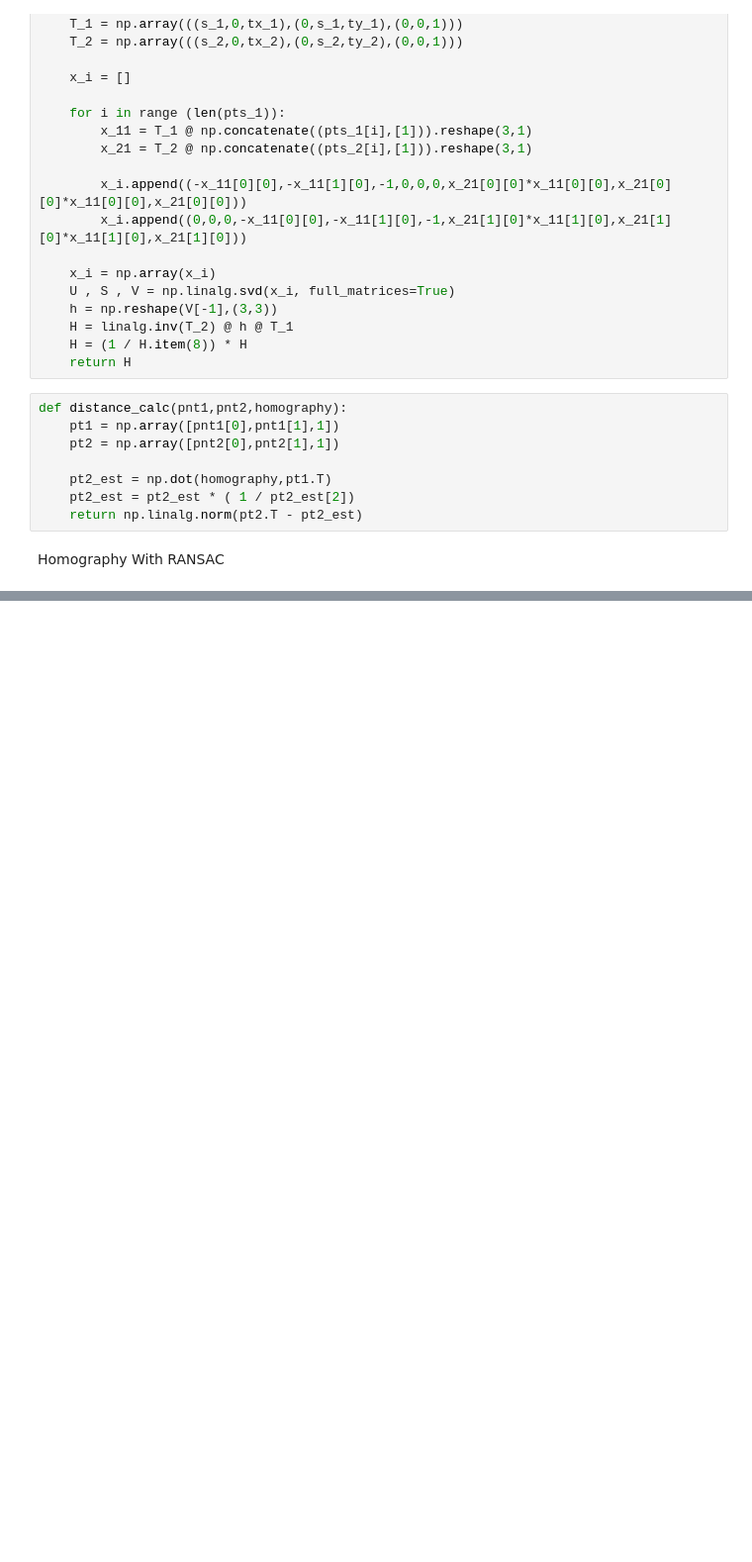
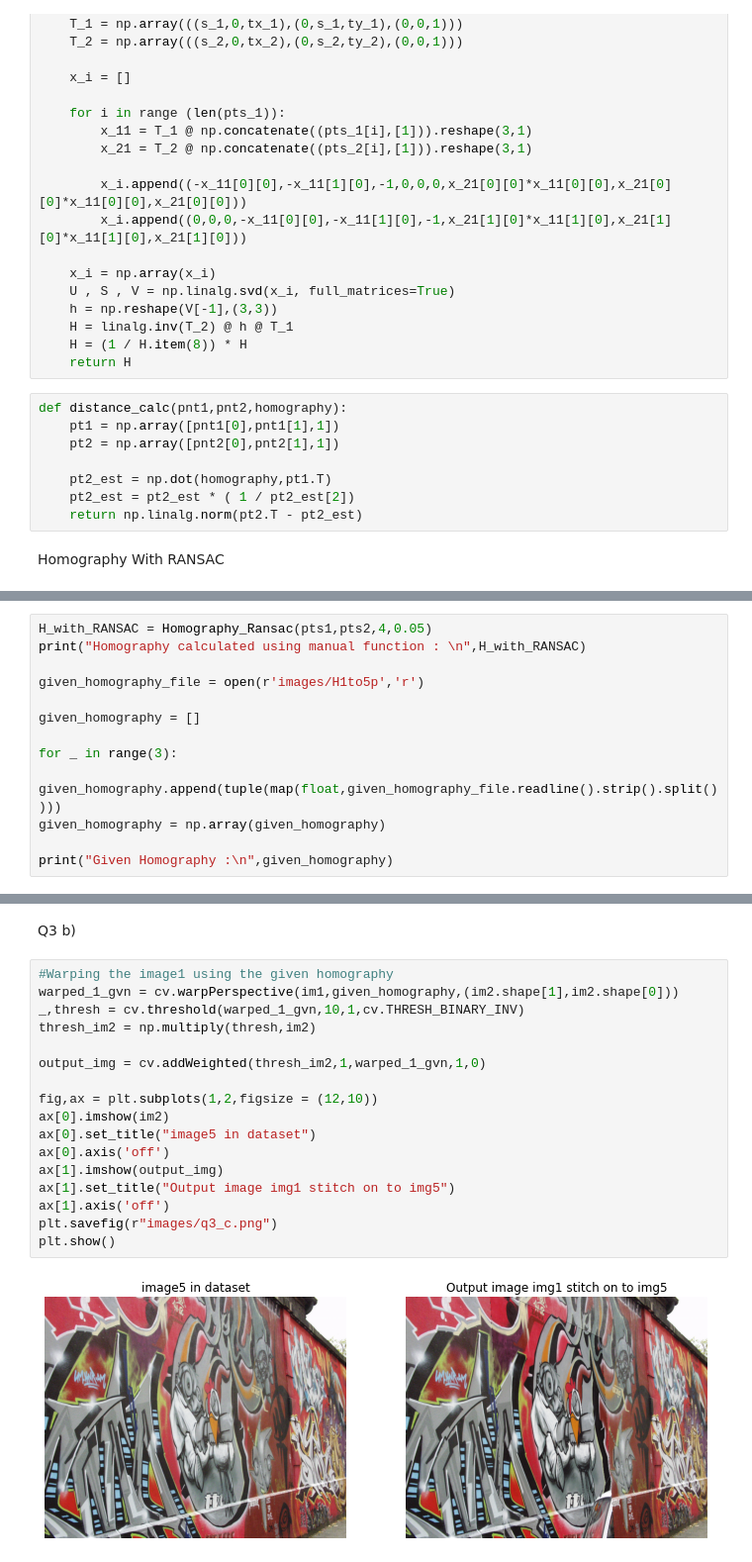
Before and after one commit to Nisitha529/EN2550_ImageProcessingAndMachineVision, a Jupyter notebook: Assignment2/assignment2_592.ipynb, the cells around one changed output, grey strips where cells are left out. Shown at 99% size. Cells and saved outputs as stored; diff of their text form; blank space fills up the shorter version.

```diff
--- a/Assignment2/assignment2_592.ipynb
+++ b/Assignment2/assignment2_592.ipynb
@@ -219,3 +218,16 @@ print(H_with_RANSAC)
 [[ 7.63782010e+00 -7.63782010e+00  2.99063170e+02]
  [ 7.63089424e+00 -7.63089424e+00  2.98791984e+02]
  [ 2.55391531e-02 -2.55391531e-02  1.00000000e+00]]
+# %%
+H_with_RANSAC = Homography_Ransac(pts1,pts2,4,0.05)
+print("Homography calculated using manual function : \n",H_with_RANSAC)
+
+given_homography_file = open(r'images/H1to5p','r')
+
+given_homography = []
+
+for _ in range(3):
+    given_homography.append(tuple(map(float,given_homography_file.readline().strip().split())))
+given_homography = np.array(given_homography)
+
+print("Given Homography :\n",given_homography)
@@ -221,0 +243,21 @@ print(H_with_RANSAC)
+# %% [markdown]
+Q3 b)
+# %%
+#Warping the image1 using the given homography
+warped_1_gvn = cv.warpPerspective(im1,given_homography,(im2.shape[1],im2.shape[0]))
+_,thresh = cv.threshold(warped_1_gvn,10,1,cv.THRESH_BINARY_INV)
+thresh_im2 = np.multiply(thresh,im2)
+
+output_img = cv.addWeighted(thresh_im2,1,warped_1_gvn,1,0)
+
+fig,ax = plt.subplots(1,2,figsize = (12,10))
+ax[0].imshow(im2)
+ax[0].set_title("image5 in dataset")
+ax[0].axis('off')
+ax[1].imshow(output_img)
+ax[1].set_title("Output image img1 stitch on to img5")
+ax[1].axis('off')
+plt.savefig(r"images/q3_c.png")
+plt.show()
+# %% [output]
+[figure, added]
```
Also changed, not shown: parts of 4 cells of this notebook, 3 other files.
